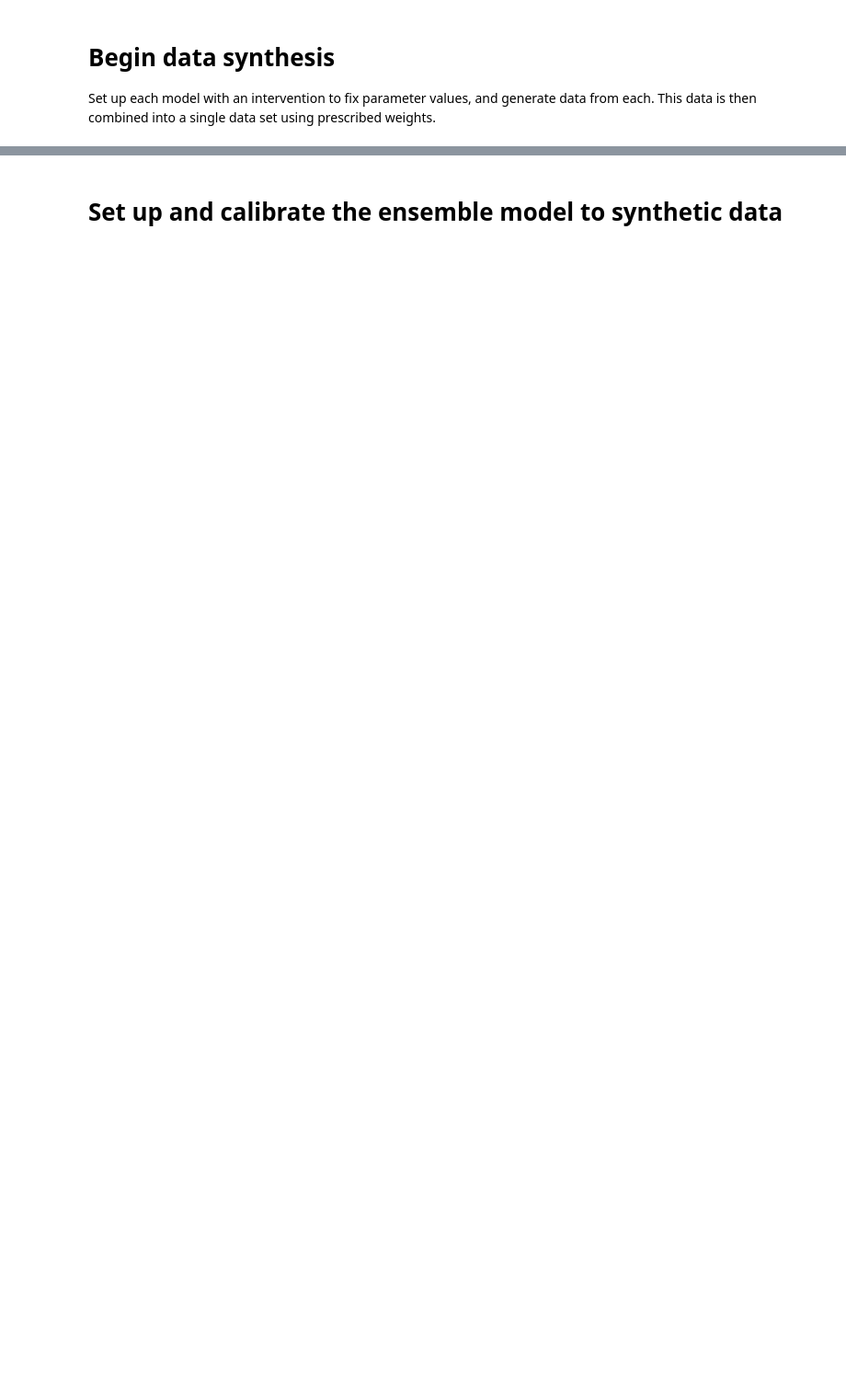
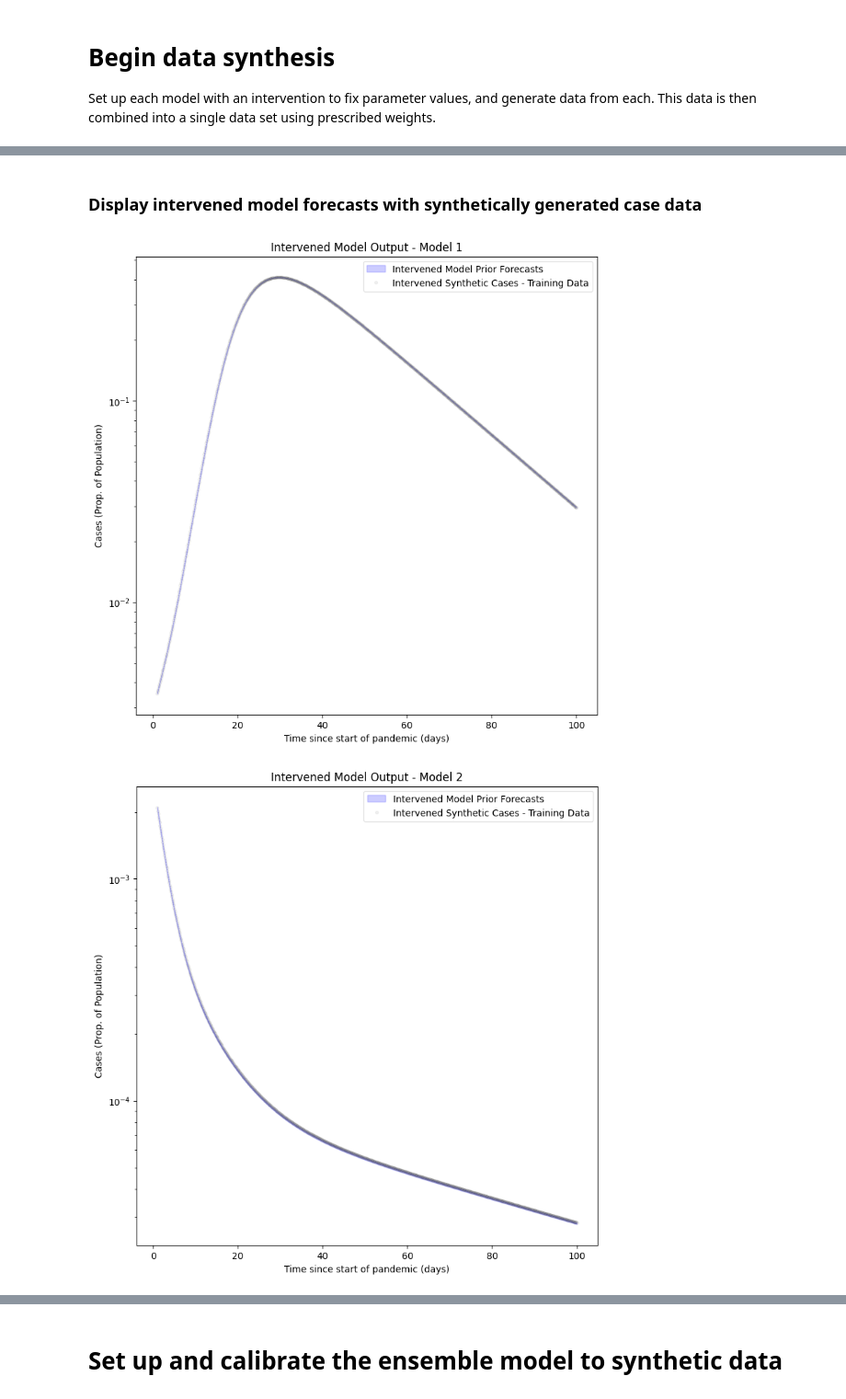
Before and after one commit to ciemss/pyciemss, a Jupyter notebook: notebook/april_ensemble/syndata_generate_and_test.ipynb, the cells around one changed output, grey strips where cells are left out. Shown at 92% size. Cells and saved outputs as stored; diff of their text form; code cells hidden in the pictures; blank space fills up the shorter version.

Commit message:
completed syndata_generate_and_test notebook and companion utils file

```diff
--- a/notebook/april_ensemble/syndata_generate_and_test.ipynb
+++ b/notebook/april_ensemble/syndata_generate_and_test.ipynb
@@ -1061,0 +187,28 @@ ax = plot_observations(synth_data_df['case_census']/data_total_population, t_poi
+# %%
+# Intervene on model parameters
+# Attempt to counter "double dividing by population": multiply transmission rates by model2_total_population
+# Mean value chosen for each parameter
+model2_rate_parameter_intervention = [
+    (intervene_t[0], "mira_param_0", model2_total_population*(8.308957966107755e-10 + 1.015539319304537e-09)/2), #1#1e-9),
+    (intervene_t[1], "mira_param_1", model2_total_population*(3.398363812578964e-09 + 4.153555721586599e-09)/2), #4),#4e-9),
+    (intervene_t[2], "mira_param_2", model2_total_population*(7.070923291330189e-10 + 8.642239701650567e-10)/2), #0.85),#8.5e-10),
+    (intervene_t[3], "mira_param_3", (0.02098800055682659 + 0.025652000680565834)/2), #0.024),
+    (intervene_t[4], "mira_param_4", (0.37501201033592224 + 0.45834800601005554)/2), #0.44),
+    (intervene_t[5], "mira_param_5", (0.0494999997317791 + 0.060499999672174454)/2), #0.059),
+    (intervene_t[6], "mira_param_6", (0.266400009393692 + 0.3255999982357025)/2), #0.31),
+    (intervene_t[7], "mira_param_7", (0.02070000022649765 + 0.025299999862909317)/2), #0.024),
+    (intervene_t[8], "mira_param_8", (1.4759999513626099 + 1.8040000200271606)/2), #1.7),
+    (intervene_t[9], "mira_param_9", (0.0 + 0.10000000149011612)/2), #0.09),
+    (intervene_t[10], "mira_param_10", (0.0002610000083222985 + 0.00031900001340545714)/2), #0.0003),
+    (intervene_t[11], "mira_param_11", (0.016200000420212746 + 0.01979999989271164)/2), #0.019)
+]
+
+# Setup model with initial value
+setup_model2 = setup_model_petri(model2, start_time=start_t, start_state=start_state2)
+
+# Create intevened model
+intervened_model2 = intervene_petri(setup_model2, model2_rate_parameter_intervention)
+
+# Take one sample from the intervened model
+model2_prediction = sample_petri(intervened_model2, timepoints=t_points, num_samples = 1)
+#model2_prediction
@@ -1061,0 +254,14 @@ ax = plot_observations(synth_data_df['case_census']/data_total_population, t_poi
+# %% [markdown]
+### Display intervened model forecasts with synthetically generated case data
+# %%
+# Plot intervened Model 1
+plot_intervened_with_data(intervened_model1, 1, t_points, prediction_dict)
+
+# Plot intervened Model 2
+plot_intervened_with_data(intervened_model2, 2, t_points, prediction_dict, model2_total_population)
+
+# Plot intervened Model 3
+plot_intervened_with_data(intervened_model3, 3, t_points, prediction_dict, model3_total_population, hosp_ratio)
+# %% [output]
+[figure, added]
+[figure, added]
```
Also changed, not shown: parts of 159 cells of this notebook, 1 other file.
